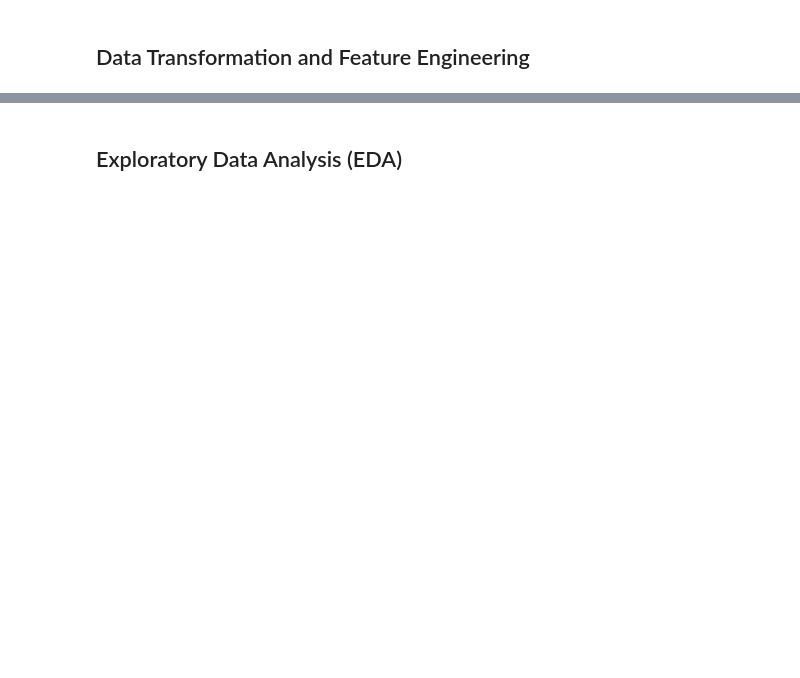
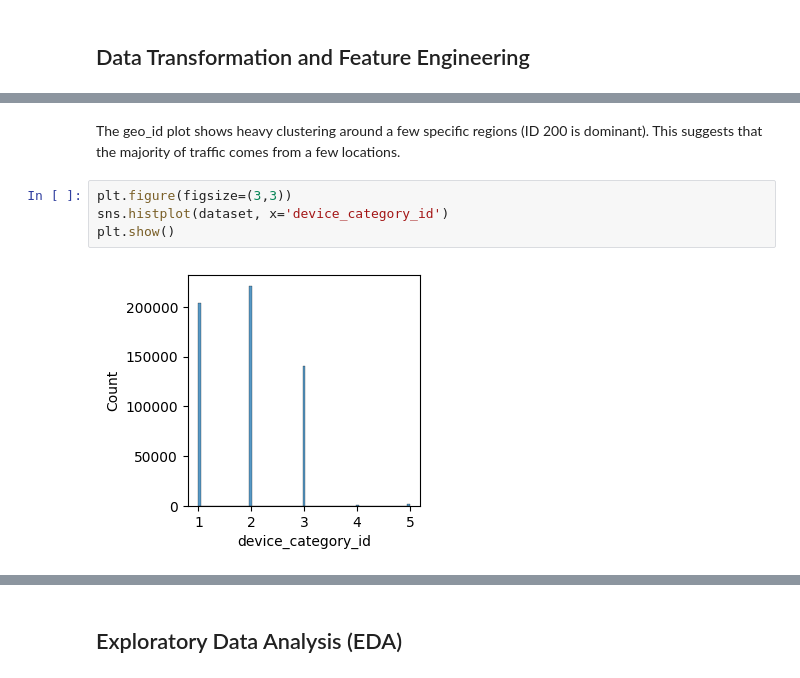
Before and after one commit to anatrof-data/pet-project-adtech, a Jupyter notebook: pet_project_adtech.ipynb, the cells around one changed output, grey strips where cells are left out. Drawn from its saved outputs; the diff is of its cells as text; blank space fills up the shorter version.

```diff
--- a/pet_project_adtech.ipynb
+++ b/pet_project_adtech.ipynb
@@ -84,0 +199,8 @@ df.head()
+# %% [markdown]
+The geo_id plot shows heavy clustering around a few specific regions (ID 200 is dominant). This suggests that the majority of traffic comes from a few locations.
+# %%
+plt.figure(figsize=(3,3))
+sns.histplot(dataset, x='device_category_id')
+plt.show()
+# %% [output]
+[figure, added]
```
Also changed, not shown: parts of 47 cells of this notebook.
